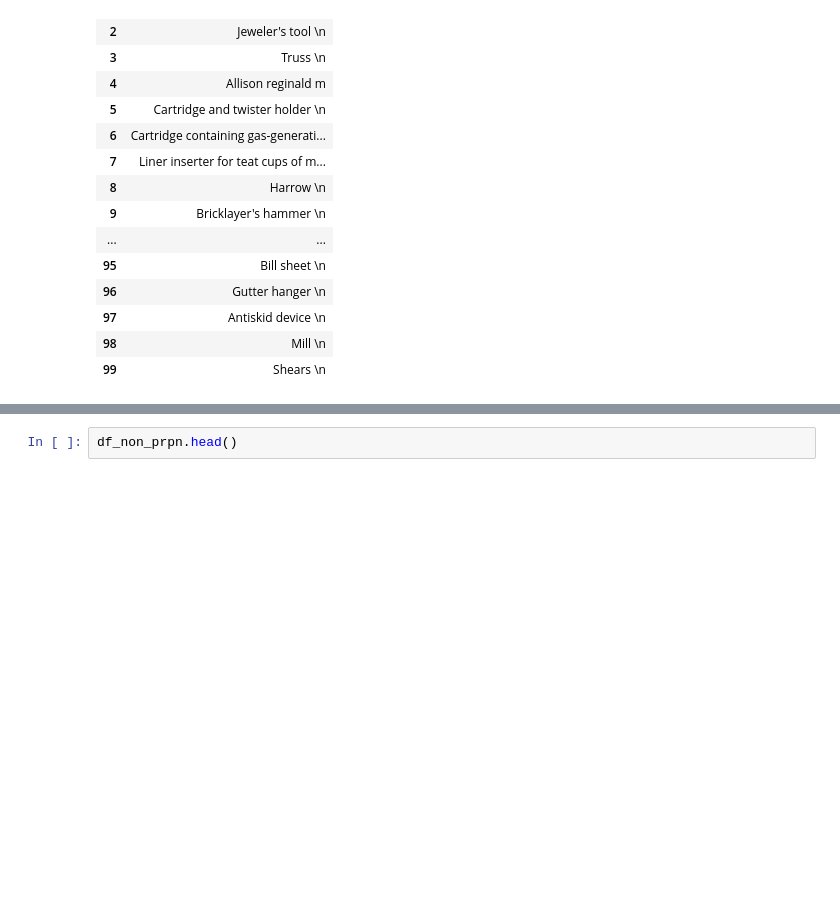
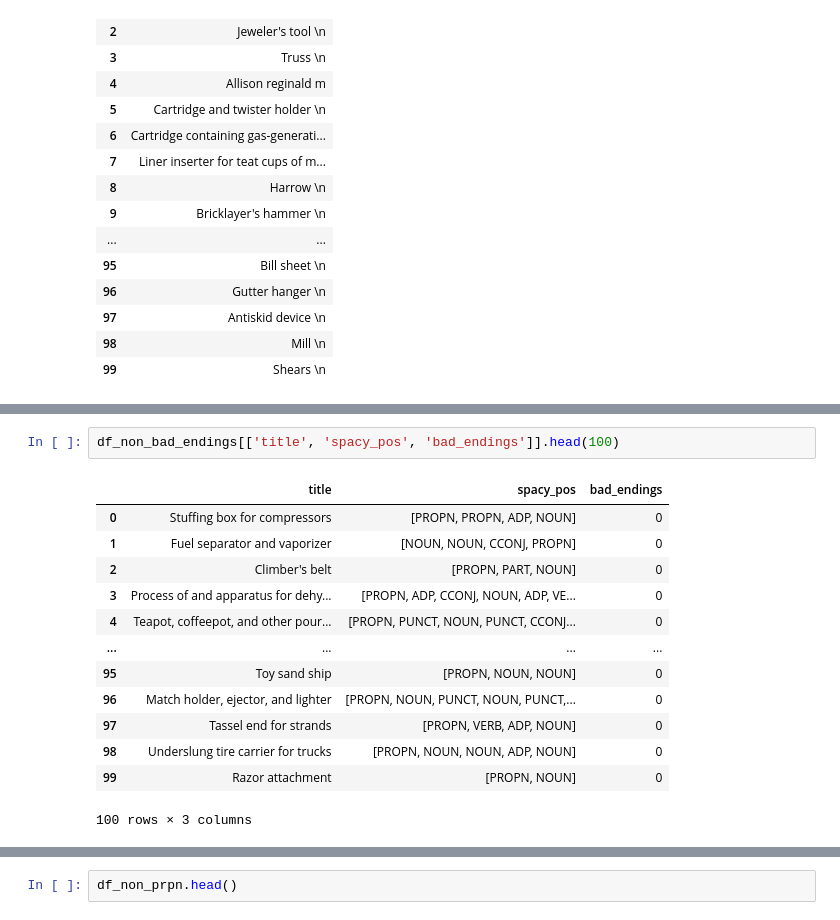
Before and after one commit to harish3110/patent_scraping, a Jupyter notebook: nbs/EDA.ipynb, the cells around one changed output, grey strips where cells are left out. Drawn from its saved outputs; the diff is of its cells as text; blank space fills up the shorter version.

```diff
--- a/nbs/EDA.ipynb
+++ b/nbs/EDA.ipynb
@@ -560,0 +626,16 @@ True
+# %%
+df_non_bad_endings[['title', 'spacy_pos', 'bad_endings']].head(100)
+# %% [output]
+|  | title | spacy_pos | bad_endings |
+| 0 | Stuffing box for compressors | [PROPN, PROPN, ADP, NOUN] | 0 |
+| 1 | Fuel separator and vaporizer | [NOUN, NOUN, CCONJ, PROPN] | 0 |
+| 2 | Climber's belt | [PROPN, PART, NOUN] | 0 |
+| 3 | Process of and apparatus for dehy... | [PROPN, ADP, CCONJ, NOUN, ADP, VE... | 0 |
+| 4 | Teapot, coffeepot, and other pour... | [PROPN, PUNCT, NOUN, PUNCT, CCONJ... | 0 |
+| ... | ... | ... | ... |
+| 95 | Toy sand ship | [PROPN, NOUN, NOUN] | 0 |
+| 96 | Match holder, ejector, and lighter | [PROPN, NOUN, PUNCT, NOUN, PUNCT,... | 0 |
+| 97 | Tassel end for strands | [PROPN, VERB, ADP, NOUN] | 0 |
+| 98 | Underslung tire carrier for trucks | [PROPN, NOUN, NOUN, ADP, NOUN] | 0 |
+| 99 | Razor attachment | [PROPN, NOUN] | 0 |
+100 rows × 3 columns
```
Also changed, not shown: parts of 9 cells of this notebook, 1 other file.
